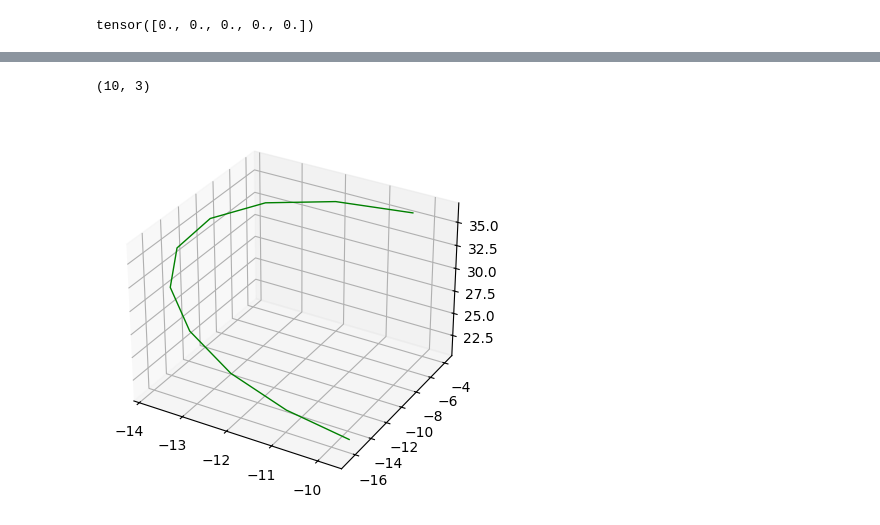
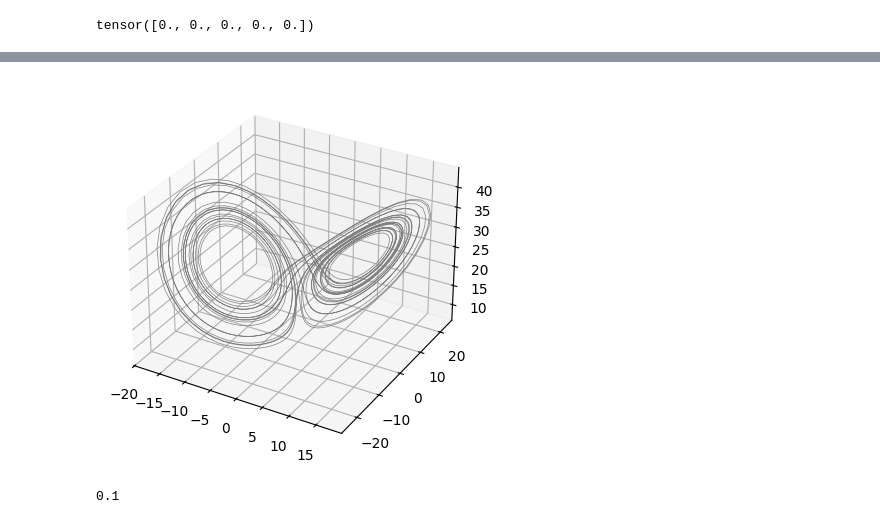
Before and after one commit to jaychotaliya987/Reservoir_Pytorch, a Jupyter notebook: Examples/roughwork.ipynb, the cells around one changed output, grey strips where cells are left out. Saved outputs shown, nothing was run; the diff lists cells and outputs as text; code cells hidden in the pictures.

Commit message:
vizulization module and proper discretization   with fourier period and point per period

```diff
--- a/Examples/roughwork.ipynb
+++ b/Examples/roughwork.ipynb
@@ -195,11 +169,38 @@ system
-# %%
-system = list(all_out)[18]
-array = all_out['Lorenz']
-print(array.shape)
-fig = plt.figure()
-ax = plt.axes(projection='3d')
-ax.plot3D(array[:, 0], array[:, 1], array[:, 2], 'green', linewidth=1)
-plt.show()
-# %% [output]
-(10, 3)
-[figure, removed]
+# %%
+from dysts.flows import Lorenz
+import numpy as np
+
+# Initialize system
+system = Lorenz()
+
+# Custom discretization parameters
+dt = 0.05  # Integration time step
+total_time = 100  # Total simulation time
+n_points = int(total_time / dt)  # Number of output points
+
+# Generate trajectory with custom discretization
+sol = system.make_trajectory(
+    dt=dt,
+    n=n_points,
+    resample=True,  # Ensures uniform time steps
+    method="RK45"
+)
+
+# Access results
+time_points = np.linspace(0, total_time, n_points)
+# %%
+fig = plt.figure()
+ax = plt.axes(projection='3d')
+ax.plot3D(sol[:, 0], sol[:, 1], sol[:, 2], 'gray', linewidth=0.5)
+plt.show()
+# %% [output]
+[figure, added]
+# %%
+from dysts.flows import Lorenz
+model = Lorenz()
+model.dt = 0.1
+print(model.dt)
+# Generate trajectory with custom time parameters
+sol = model.make_trajectory(1000)
+# %% [output]
+0.1
```
Also changed, not shown: parts of 8 cells of this notebook, 5 other files.
